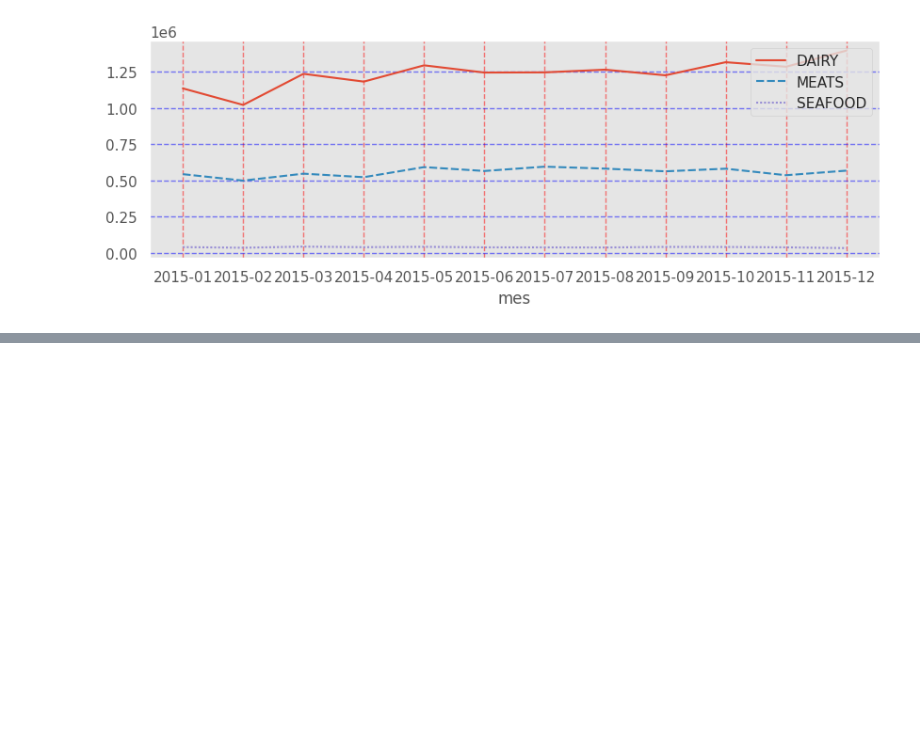
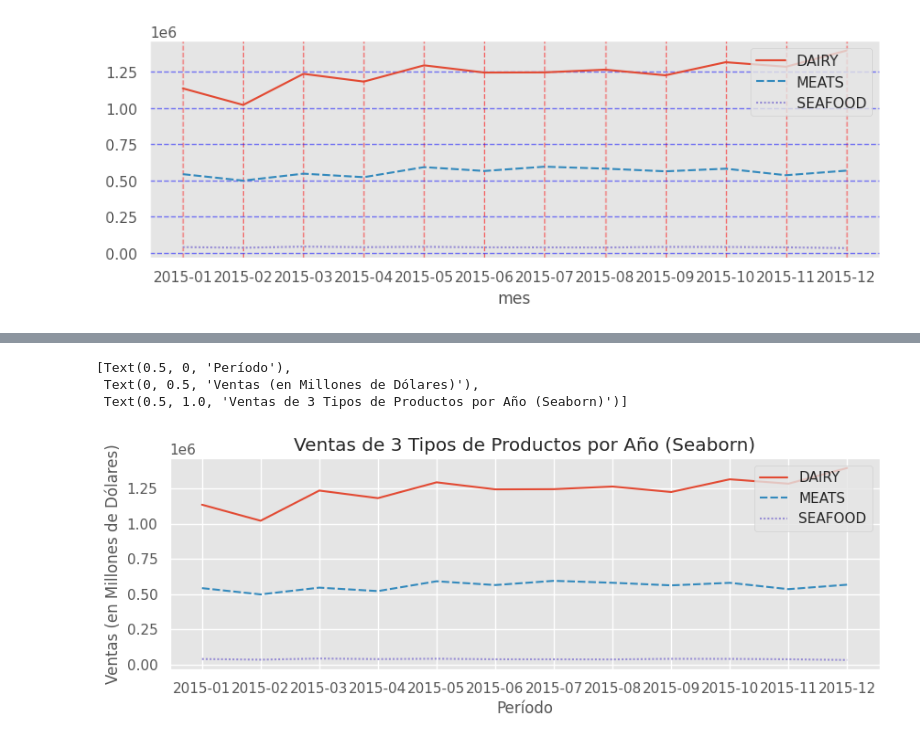
Before and after one commit to lromeror/DataVisualization, a Jupyter notebook: Visualizaciones Univariables/PersonailizacionPlots.ipynb, the cells around one changed output, grey strips where cells are left out. Cells and saved outputs as stored; diff of their text form; code cells hidden in the pictures; blank space fills up the shorter version.

```diff
--- a/Visualizaciones Univariables/PersonailizacionPlots.ipynb
+++ b/Visualizaciones Univariables/PersonailizacionPlots.ipynb
@@ -174,0 +213,24 @@ fig.show()
+# %%
+plt.figure(
+    figsize=(10, 3)
+)
+
+# TITULO - Metodo Global: Funciona en Pandas, Matplotlib y Seaborn
+plt.title('Ventas de 3 Tipos de Productos por Año')
+
+# TITULOS DE EJES - Metodo Global: Funcioan en Pandas, Matplotlib y Seaborn
+plt.xlabel('xlabel')
+plt.ylabel('ylabel')
+
+sns.lineplot(
+    df
+).set(
+    xlabel='Período', # TITULO DE EJES
+    ylabel='Ventas (en Millones de Dólares)',
+    title='Ventas de 3 Tipos de Productos por Año (Seaborn)' # TITULO
+)
+# %% [output]
+[Text(0.5, 0, 'Período'),
+ Text(0, 0.5, 'Ventas (en Millones de Dólares)'),
+ Text(0.5, 1.0, 'Ventas de 3 Tipos de Productos por Año (Seaborn)')]
+[figure, added]
```
Also changed, not shown: parts of 32 cells of this notebook.
